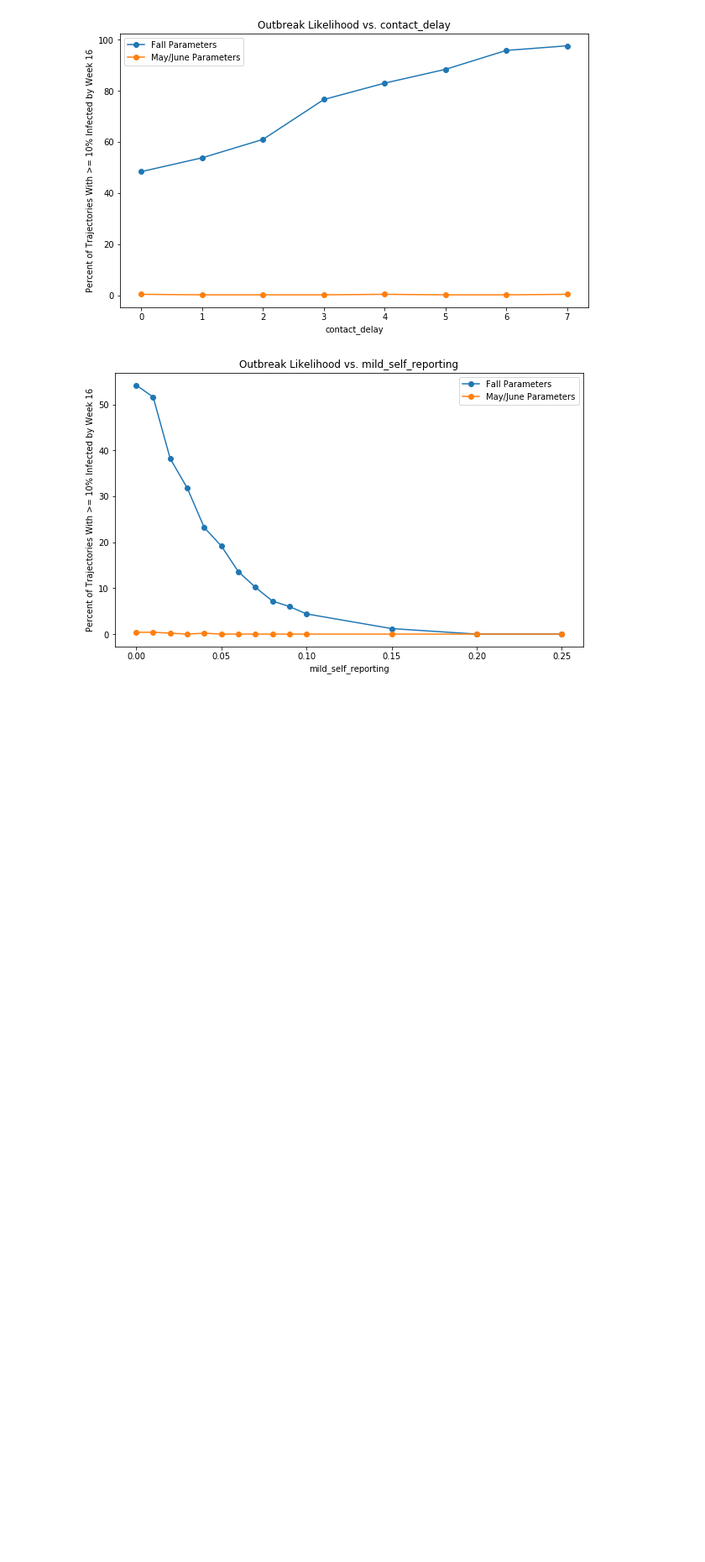
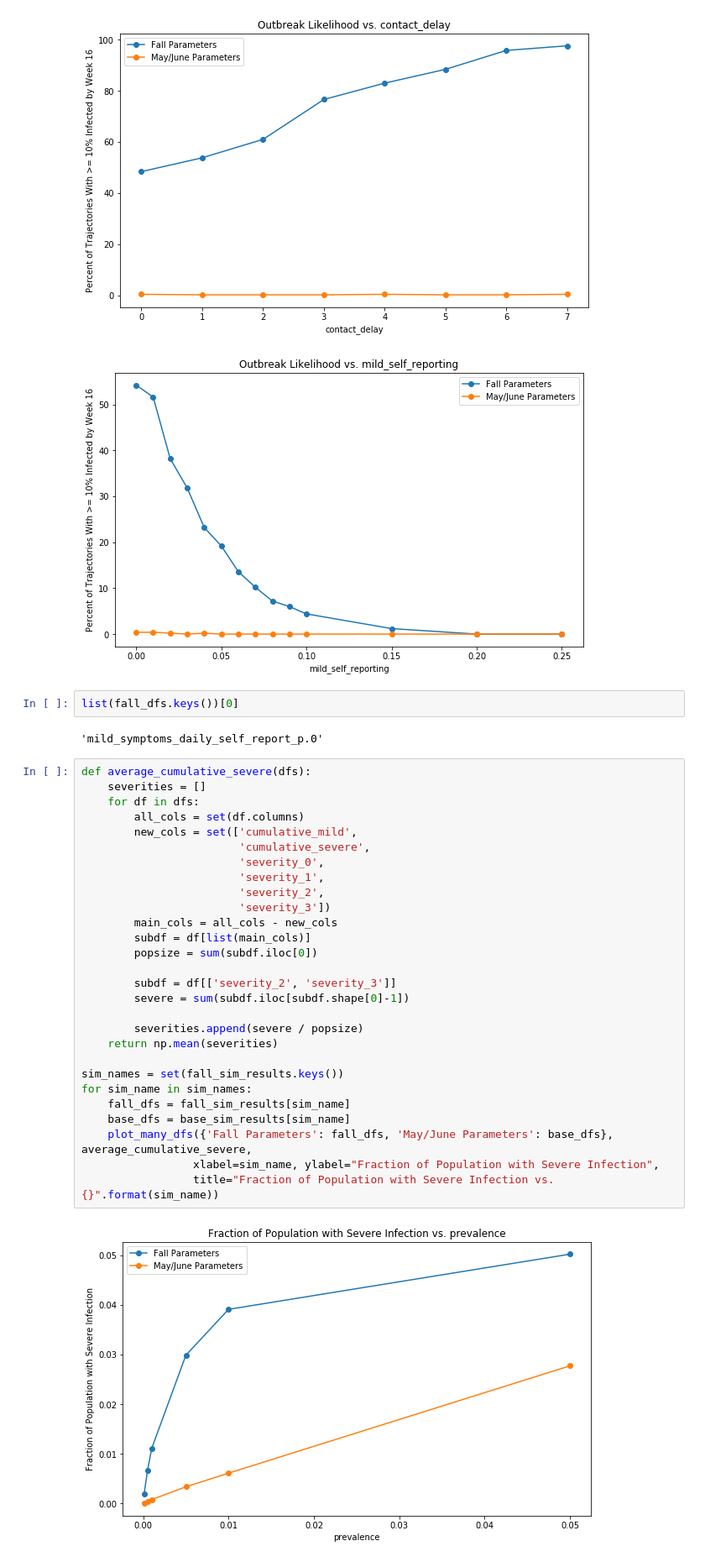
Before and after one commit to peter-i-frazier/group-testing, a Jupyter notebook: notebooks/batch simulation sensitivity plots.ipynb, the cells around one changed output. Shown at 84% size. Cells and saved outputs as stored; diff of their text form; blank space fills up the shorter version.

Commit message:
add plots with severity classes

```diff
--- a/notebooks/batch simulation sensitivity plots.ipynb
+++ b/notebooks/batch simulation sensitivity plots.ipynb
@@ -174,3 +174,37 @@ for sim_name in sim_names:
 [figure]
 [figure]
 [figure]
+# %%
+list(fall_dfs.keys())[0]
+# %% [output]
+'mild_symptoms_daily_self_report_p.0'
+# %%
+def average_cumulative_severe(dfs):
+    severities = []
+    for df in dfs:
+        all_cols = set(df.columns)
+        new_cols = set(['cumulative_mild',
+                        'cumulative_severe',
+                        'severity_0',
+                        'severity_1',
+                        'severity_2',
+                        'severity_3'])
+        main_cols = all_cols - new_cols
+        subdf = df[list(main_cols)]
+        popsize = sum(subdf.iloc[0])
+
+        subdf = df[['severity_2', 'severity_3']]
+        severe = sum(subdf.iloc[subdf.shape[0]-1])
+
+        severities.append(severe / popsize)
+    return np.mean(severities)
+
+sim_names = set(fall_sim_results.keys())
+for sim_name in sim_names:
+    fall_dfs = fall_sim_results[sim_name]
+    base_dfs = base_sim_results[sim_name]
+    plot_many_dfs({'Fall Parameters': fall_dfs, 'May/June Parameters': base_dfs}, average_cumulative_severe,
+                 xlabel=sim_name, ylabel="Fraction of Population with Severe Infection",
+                 title="Fraction of Population with Severe Infection vs. {}".format(sim_name))
+# %% [output]
+[figure, added]
```
Also changed, not shown: parts of 3 cells of this notebook.
